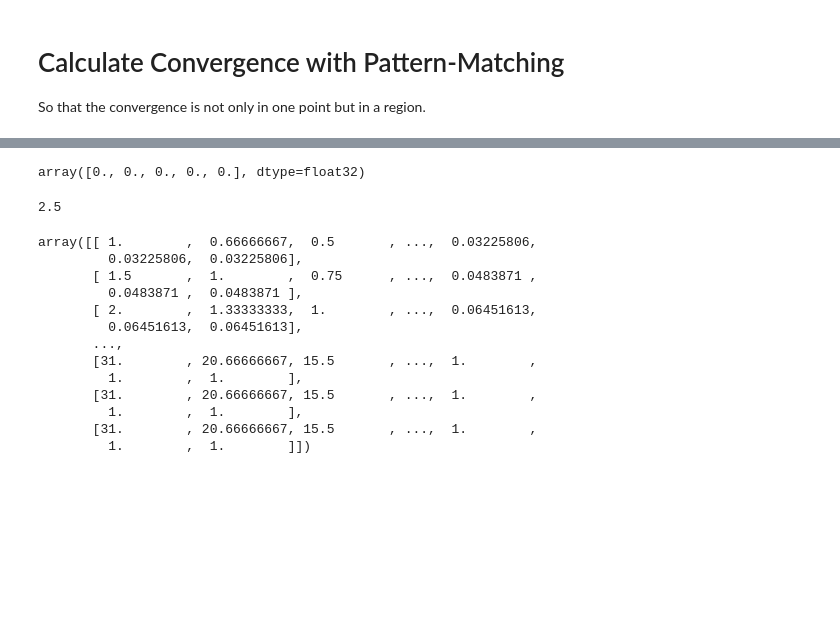
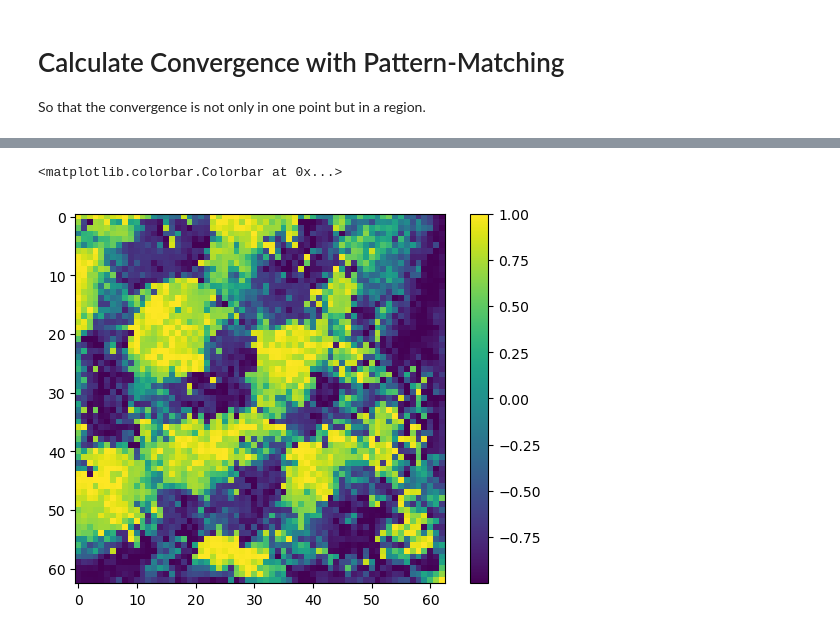
Before and after one commit to rzhou-space/PIV_analysis_headon_data, a Jupyter notebook: Convergence.ipynb, the cells around one changed output, grey strips where cells are left out. Drawn from its saved outputs; the diff is of its cells as text; code cells hidden in the pictures; blank space fills up the shorter version.

```diff
--- a/Convergence.ipynb
+++ b/Convergence.ipynb
@@ -108,44 +109,3 @@ def local_match_score(sub_U, sub_V, pattern_U, pattern_V):
 
 # TODO: But the local region with the same positions as sub_U and sub_V should then hava the same value as the score.
-# %%
-U_nor, V_nor = normalize_vector_field(10, U, V, M)
-# %% [output]
-array([0., 0., 0., 0., 0.], dtype=float32)
-# %%
-a = np.array([[1,2,3],
-              [2,3,4]])
-np.mean(a)
-# %% [output]
-2.5
-# %%
-import numpy as np
-
-yourArray = np.random.randn(64,64)        # just an example
-width = 2
-height = 2
-
-a = []                                    # a python list to hold the windows
-match_array = np.zeros(np.shape(yourArray))
-
-for i in range(width, yourArray.shape[0]-width+1):
-    for j in range(height, yourArray.shape[1]-height+1):
-        window = yourArray[i-width:i+width,j-height:j+height] # each individual window
-        match_array[i-width:i+width,j-height:j+height] = i/j
-        a.append(window)
-# %%
-match_array
-# %% [output]
-array([[ 1.        ,  0.66666667,  0.5       , ...,  0.03225806,
-         0.03225806,  0.03225806],
-       [ 1.5       ,  1.        ,  0.75      , ...,  0.0483871 ,
-         0.0483871 ,  0.0483871 ],
-       [ 2.        ,  1.33333333,  1.        , ...,  0.06451613,
-         0.06451613,  0.06451613],
-       ...,
-       [31.        , 20.66666667, 15.5       , ...,  1.        ,
-         1.        ,  1.        ],
-       [31.        , 20.66666667, 15.5       , ...,  1.        ,
-         1.        ,  1.        ],
-       [31.        , 20.66666667, 15.5       , ...,  1.        ,
-         1.        ,  1.        ]])
 # %%
@@ -152,0 +146,33 @@ def global_match(t, U, V, pattern_U, pattern_V):
+# %%
+def global_match(t, U, V, M, pattern_radius, step):
+    # pattern radius a tuple (x, y)
+
+    # Normalize the vector field.
+    U_t, V_t = normalize_vector_field(t, U, V, M)
+
+    # Convergence pattern.
+    pattern_size = tuple(i*2 for i in pattern_radius)
+    _, _, pattern_U, pattern_V = convergence_pattern_2D(pattern_size)
+
+    width = pattern_radius[0]
+    height = pattern_radius[1]
+
+    match_array = np.full(np.shape(U_t), np.nan)
+    #match_array = np.zeros(np.shape(U_t))
+
+    for i in range(height, U_t.shape[0]-height+1, step):  # Iteration of rows.
+        for j in range(width, U_t.shape[1]-width+1, step):  # Iteration of columns.
+
+            sub_U = U_t[i-width:i+width, j-height:j+height]
+            sub_V = V_t[i-width:i+width, j-height:j+height]
+
+            match_array[i-width:i+width, j-height:j+height] = local_match_score(sub_U, sub_V, pattern_U, pattern_V)
+
+    return match_array.T
+# %%
+score = global_match(100, U, V, M, (5, 5), 1)
+plt.imshow(score)
+plt.colorbar()
+# %% [output]
+<matplotlib.colorbar.Colorbar at 0x...>
+[figure, added]
```
Also changed, not shown: parts of 6 cells of this notebook.
